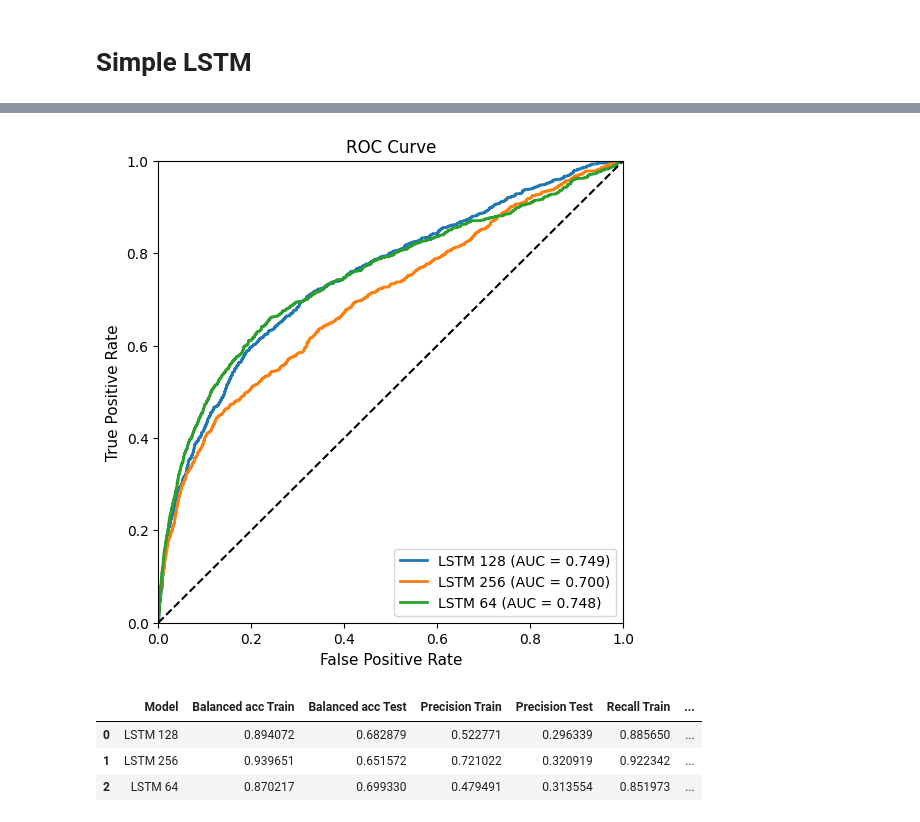
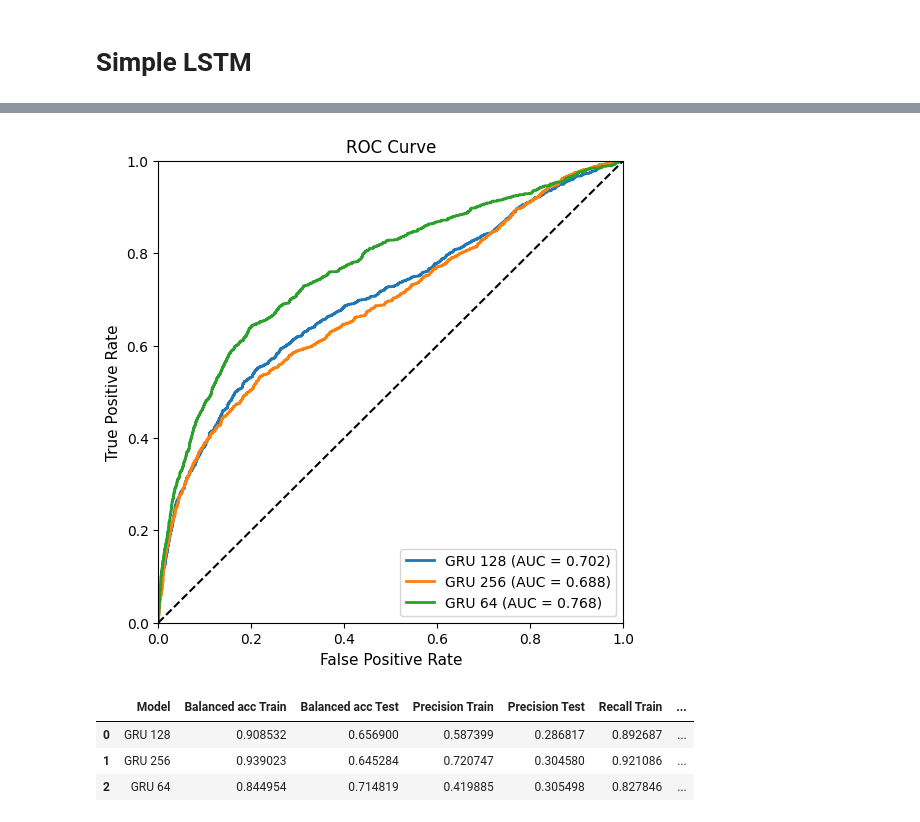
Before and after one commit to 23233408/CAPSTONE, a Jupyter notebook: Kha Huynh/FineTune_modelStructure_GRU1.ipynb, the cells around one changed output, grey strips where cells are left out. Cells and saved outputs as stored; diff of their text form; code cells hidden in the pictures.

Commit message:
training gru model

```diff
--- a/Kha Huynh/FineTune_modelStructure_GRU1.ipynb
+++ b/Kha Huynh/FineTune_modelStructure_GRU1.ipynb
@@ -500,7 +503,7 @@ from keras.models import load_model
 reload(me)
 
 trained_models = {}
-model_names = ['LSTM 128', 'LSTM 256', 'LSTM 64']
+model_names = ['GRU 128', 'GRU 256', 'GRU 64']
 for i, m in enumerate(model_names):
   print("Inference:")
   model = load_model(f"weights_best_struct_gru1_{i}.hdf5")
@@ -522,5 +525,5 @@ Inference:
-[figure, old version]
+[figure, new version]
 |  | Model | Balanced acc Train | Balanced acc Test | Precision Train | Precision Test | Recall Train | ... |
-| 0 | LSTM 128 | 0.894072 | 0.682879 | 0.522771 | 0.296339 | 0.885650 | ... |
-| 1 | LSTM 256 | 0.939651 | 0.651572 | 0.721022 | 0.320919 | 0.922342 | ... |
-| 2 | LSTM 64 | 0.870217 | 0.699330 | 0.479491 | 0.313554 | 0.851973 | ... |
+| 0 | GRU 128 | 0.908532 | 0.656900 | 0.587399 | 0.286817 | 0.892687 | ... |
+| 1 | GRU 256 | 0.939023 | 0.645284 | 0.720747 | 0.304580 | 0.921086 | ... |
+| 2 | GRU 64 | 0.844954 | 0.714819 | 0.419885 | 0.305498 | 0.827846 | ... |
```
Also changed, not shown: parts of 5 cells of this notebook.
